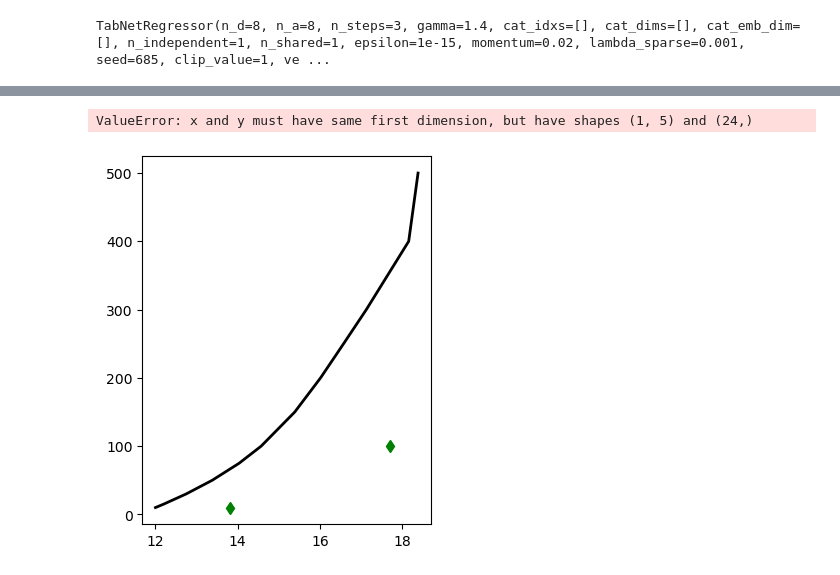
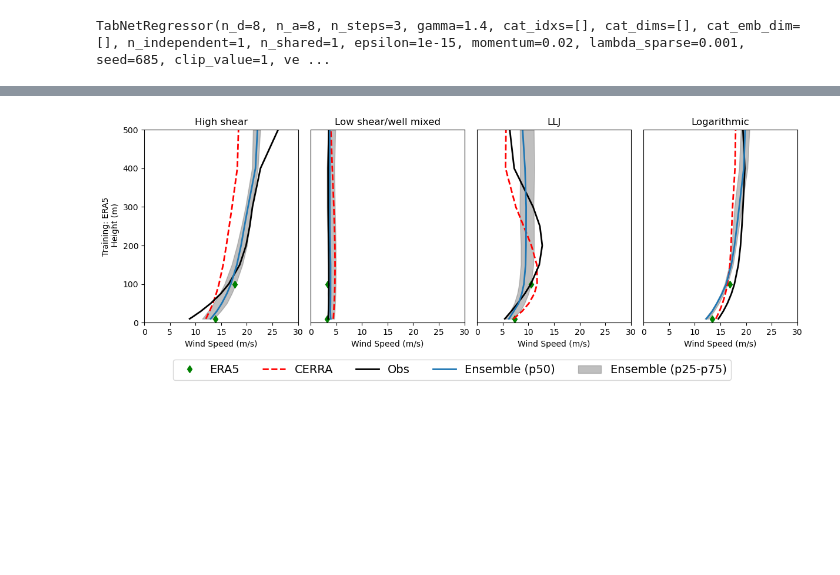
Before and after one commit to HarishBaki/DL_based_wind_profile_estimation, a Jupyter notebook: WES/TabNet_multioutput_lidar_targets.ipynb, the cells around one changed output, grey strips where cells are left out. Cells and saved outputs as stored; diff of their text form; code cells hidden in the pictures; blank space fills up the shorter version.

```diff
--- a/WES/TabNet_multioutput_lidar_targets.ipynb
+++ b/WES/TabNet_multioutput_lidar_targets.ipynb
@@ -269,13 +269,13 @@ for i in range(1):
         title = profile if i == 0 else None
         xlabel = f'Wind Speed (m/s)' #if i == 4 else None
         ylabel = f'Training: ERA5\n Height (m)' if k == 0 else None
-        axs = profle_plotter(fig,gs[i,k],X_test,Y_CERRA,Obs=Y_obs,title=title,xlabel=xlabel,ylabel=ylabel)
+        axs = profle_plotter(fig,gs[i,k],X_test,Y_CERRA,Y_obs=Y_obs,title=title,xlabel=xlabel,ylabel=ylabel)
 
 # Extract legend from one of the subplots
 handles, labels = axs.get_legend_handles_labels()
 # Create a common legend below the figures
 fig.legend(handles, labels, loc='lower center', ncol=len(labels), bbox_to_anchor=(0.5, -0.15),fontsize=14)
 
-#plt.savefig(f'{FIG_DIR}/profiles.pdf',dpi=300,bbox_inches='tight')
+plt.savefig(f'/home/harish/Dropbox/Apps/Overleaf/NAWEA24/ERA5_to_obs.png',dpi=300,bbox_inches='tight')
 # %% [output]
 0 High shear 2018-04-05T13:00:00
@@ -282,2 +285 @@ fig.legend(handles, labels, loc='lower center', ncol=len(labels), bbox_to_anchor
-ValueError: x and y must have same first dimension, but have shapes (1, 5) and (24,)
-[figure, old version]
+[figure, new version]
```
Also changed, not shown: parts of 2 cells of this notebook, 3 other files.
